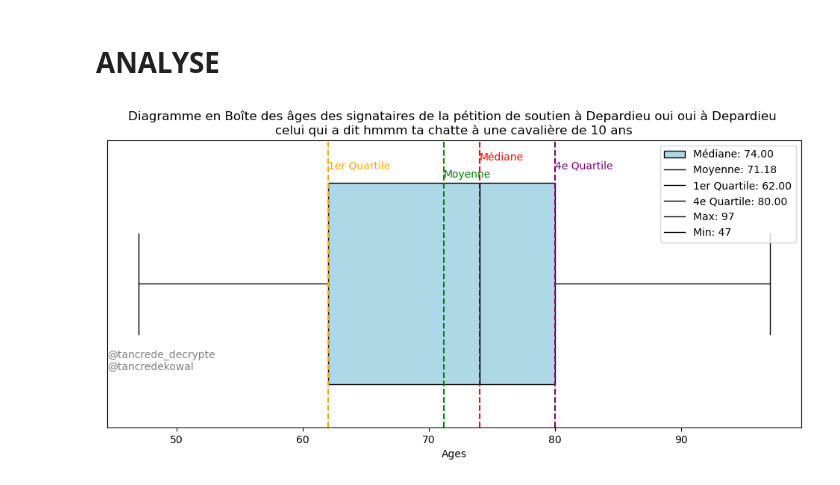
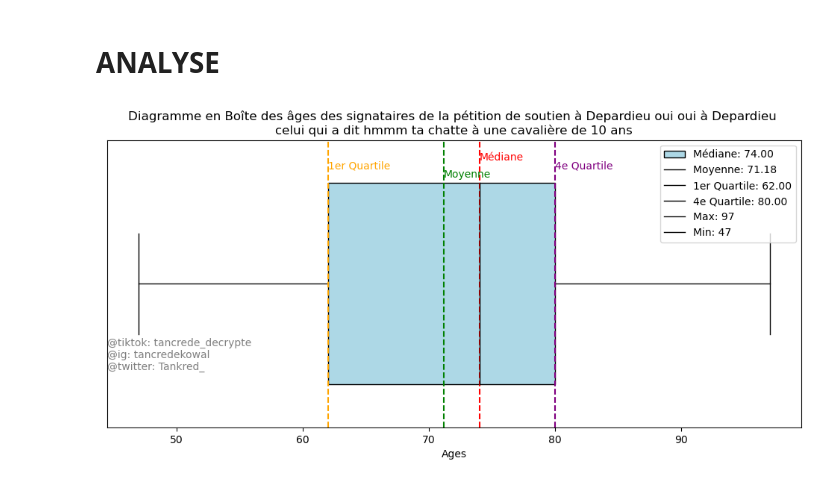
Before and after one commit to KTancrede/jupyter_fun, a Jupyter notebook: wikipedia.ipynb, the cells around one changed output. Cells and saved outputs as stored; diff of their text form; code cells hidden in the pictures.

```diff
--- a/wikipedia.ipynb
+++ b/wikipedia.ipynb
@@ -188,32 +188,32 @@ plt.text(mediane, 1.43, 'Médiane', color='r')
 
 plt.axvline(moyenne, color='g', linestyle='--')
 plt.text(moyenne, 1.37, 'Moyenne', color='g')
 
 plt.axvline(q1, color='orange', linestyle='--')
 plt.text(q1, 1.4, '1er Quartile', color='orange')
 
 plt.axvline(q4, color='purple', linestyle='--')
 plt.text(q4, 1.4, '4e Quartile', color='purple')
 
 # Ajoutez des légendes et des titres
 plt.title("Diagramme en Boîte des âges des signataires de la pétition de soutien à Depardieu oui oui à Depardieu \ncelui qui a dit hmmm ta chatte à une cavalière de 10 ans")
 plt.xlabel("Ages")
 plt.yticks([])  # Pour masquer les y-ticks
 
-plt.text(plt.xlim()[0], plt.ylim()[0]+0.2, '@tancrede_decrypte\n@tancredekowal', color='gray', fontsize=10)
+plt.text(plt.xlim()[0], plt.ylim()[0]+0.2, '@tiktok: tancrede_decrypte\n@ig: tancredekowal\n@twitter: Tankred_', color='gray', fontsize=10)
 
 text_mediane = f'Médiane: {mediane:.2f}'
 text_moyenne = f'Moyenne: {moyenne:.2f}'
 text_q1 = f'1er Quartile: {q1:.2f}'
 text_q4 = f'4e Quartile: {q4:.2f}'
 text_max=f'Max: {max(donnees)}'
 text_min=f'Min: {min(donnees)}'
 # Créez la légende
 plt.legend([text_mediane, text_moyenne, text_q1, text_q4,text_max,text_min], loc='upper right', fontsize=10)
 
 
 
 # Affichez le graphique
 plt.show()
 # %% [output]
-[figure, old version]
+[figure, new version]
```
